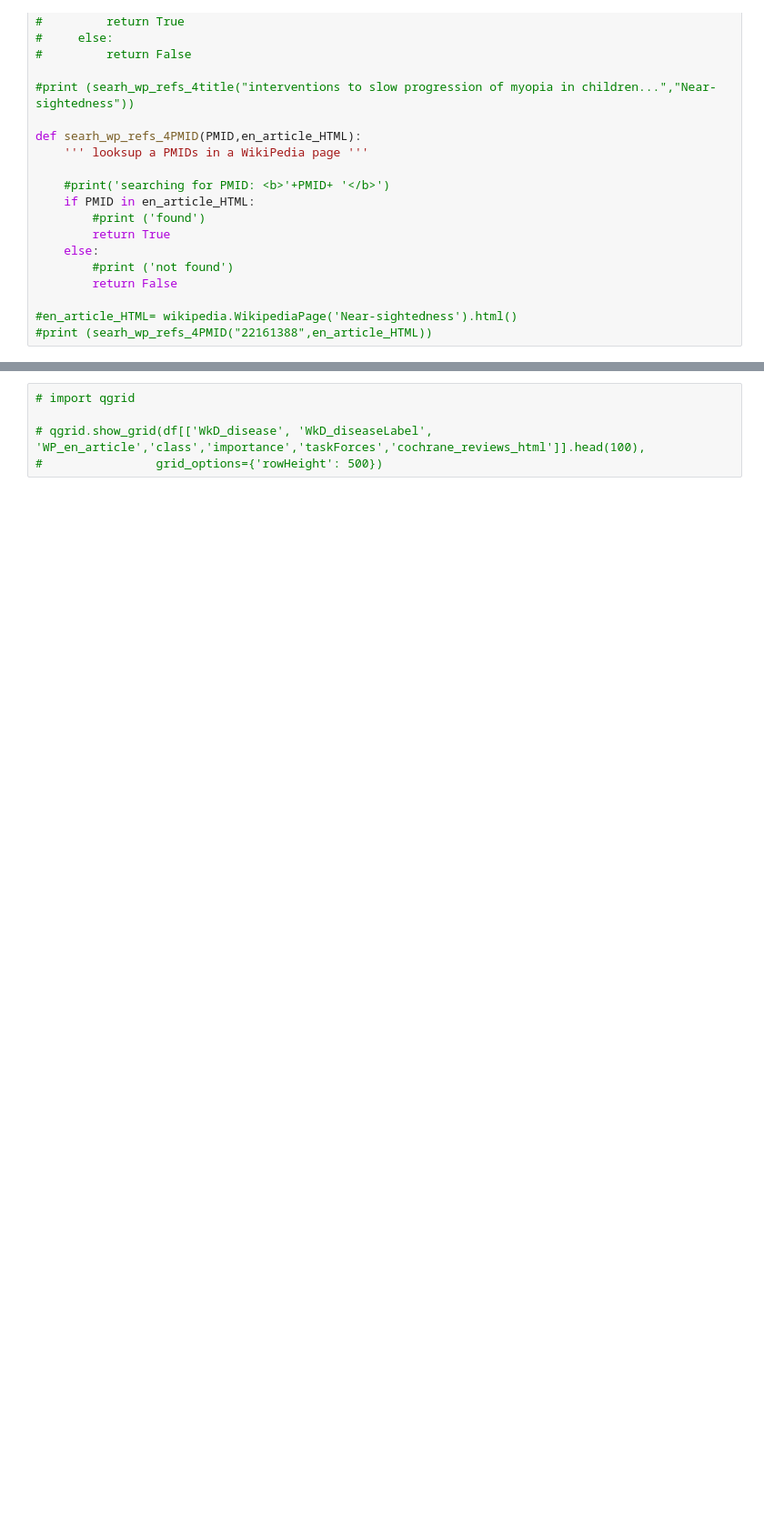
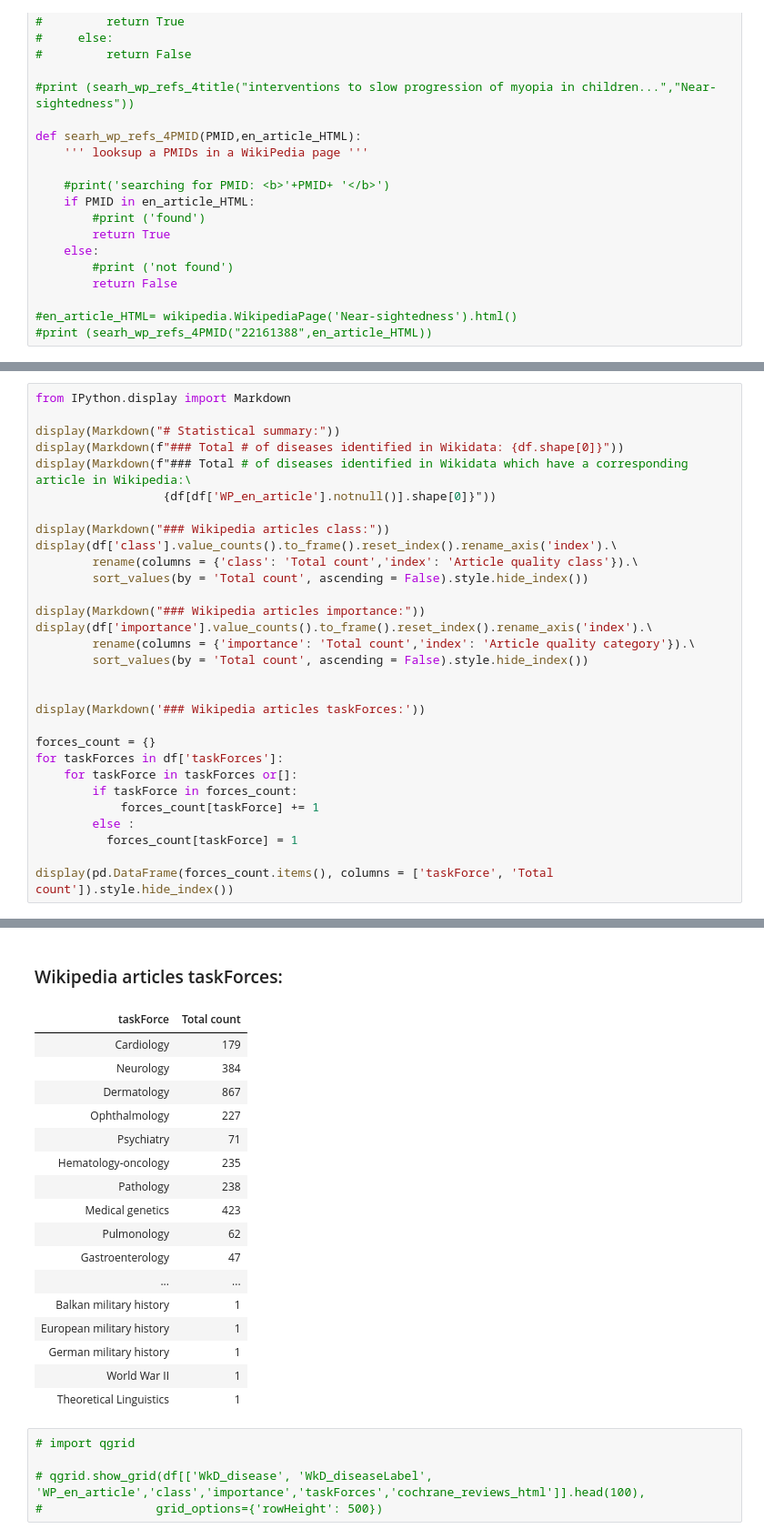
Before and after one commit to ajoorabchi/WP2Cochrane, a Jupyter notebook: index.ipynb, the cells around one changed output, grey strips where cells are left out. Shown at 91% size. Drawn from its saved outputs; the diff is of its cells as text; blank space fills up the shorter version.

```diff
--- a/index.ipynb
+++ b/index.ipynb
@@ -402,0 +405,31 @@ KeyboardInterrupt:
+# %%
+from IPython.display import Markdown
+
+display(Markdown("# Statistical summary:"))
+display(Markdown(f"### Total # of diseases identified in Wikidata: {df.shape[0]}"))
+display(Markdown(f"### Total # of diseases identified in Wikidata which have a corresponding article in Wikipedia:\
+                  {df[df['WP_en_article'].notnull()].shape[0]}"))
+
+display(Markdown("### Wikipedia articles class:"))
+display(df['class'].value_counts().to_frame().reset_index().rename_axis('index').\
+        rename(columns = {'class': 'Total count','index': 'Article quality class'}).\
+        sort_values(by = 'Total count', ascending = False).style.hide_index())
+
+display(Markdown("### Wikipedia articles importance:"))
+display(df['importance'].value_counts().to_frame().reset_index().rename_axis('index').\
+        rename(columns = {'importance': 'Total count','index': 'Article quality category'}).\
+        sort_values(by = 'Total count', ascending = False).style.hide_index())
+
+
+display(Markdown('### Wikipedia articles taskForces:'))
+
+forces_count = {}
+for taskForces in df['taskForces']:
+    for taskForce in taskForces or[]:
+        if taskForce in forces_count:
+            forces_count[taskForce] += 1
+        else :
+          forces_count[taskForce] = 1
+
+display(pd.DataFrame(forces_count.items(), columns = ['taskForce', 'Total count']).style.hide_index())
+# %% [output]
@@ -403,3 +457,21 @@ KeyboardInterrupt:
+### Wikipedia articles taskForces:
+| taskForce | Total count |
+| Cardiology | 179 |
+| Neurology | 384 |
+| Dermatology | 867 |
+| Ophthalmology | 227 |
+| Psychiatry | 71 |
+| Hematology-oncology | 235 |
+| Pathology | 238 |
+| Medical genetics | 423 |
+| Pulmonology | 62 |
+| Gastroenterology | 47 |
+| ... | ... |
+| Balkan military history | 1 |
+| European military history | 1 |
+| German military history | 1 |
+| World War II | 1 |
+| Theoretical Linguistics | 1 |
 # %%
 # import qgrid
 
```
Also changed, not shown: parts of 6 cells of this notebook, 1 other file.
